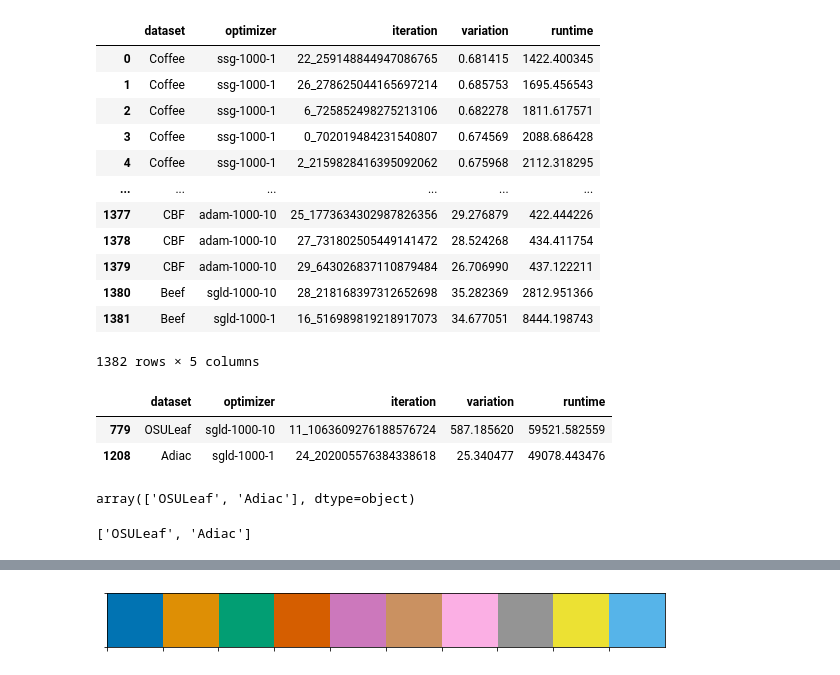
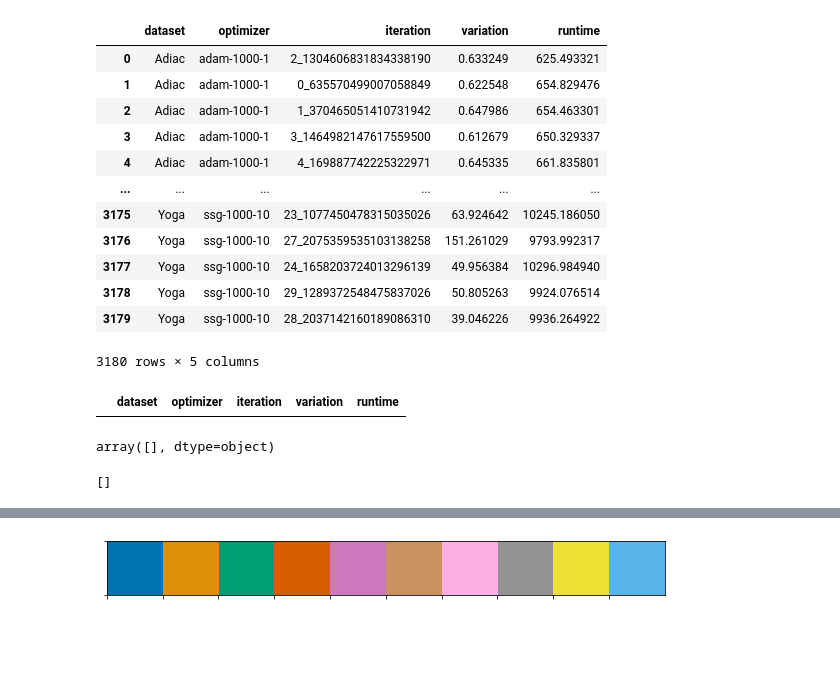
Before and after one commit to wuxmax/dtw-mean-optimization, a Jupyter notebook: explore_results.ipynb, the cells around one changed output, grey strips where cells are left out. Cells and saved outputs as stored; diff of their text form; code cells hidden in the pictures; blank space fills up the shorter version.

```diff
--- a/explore_results.ipynb
+++ b/explore_results.ipynb
@@ -16,31 +16,29 @@ def get_latest_results_file(result_dir):
     return latest_file
 # %%
 results_file = get_latest_results_file(RESULT_DIR)
-df = pd.read_csv(results_file)
+df = pd.read_csv(results_file, header=[0])
 display(df)
 # %% [output]
 |  | dataset | optimizer | iteration | variation | runtime |
-| 0 | Coffee | ssg-1000-1 | 22_259148844947086765 | 0.681415 | 1422.400345 |
-| 1 | Coffee | ssg-1000-1 | 26_278625044165697214 | 0.685753 | 1695.456543 |
-| 2 | Coffee | ssg-1000-1 | 6_725852498275213106 | 0.682278 | 1811.617571 |
-| 3 | Coffee | ssg-1000-1 | 0_702019484231540807 | 0.674569 | 2088.686428 |
-| 4 | Coffee | ssg-1000-1 | 2_2159828416395092062 | 0.675968 | 2112.318295 |
+| 0 | Adiac | adam-1000-1 | 2_1304606831834338190 | 0.633249 | 625.493321 |
+| 1 | Adiac | adam-1000-1 | 0_635570499007058849 | 0.622548 | 654.829476 |
+| 2 | Adiac | adam-1000-1 | 1_370465051410731942 | 0.647986 | 654.463301 |
+| 3 | Adiac | adam-1000-1 | 3_1464982147617559500 | 0.612679 | 650.329337 |
+| 4 | Adiac | adam-1000-1 | 4_169887742225322971 | 0.645335 | 661.835801 |
 | ... | ... | ... | ... | ... | ... |
-| 1377 | CBF | adam-1000-10 | 25_1773634302987826356 | 29.276879 | 422.444226 |
-| 1378 | CBF | adam-1000-10 | 27_731802505449141472 | 28.524268 | 434.411754 |
-| 1379 | CBF | adam-1000-10 | 29_643026837110879484 | 26.706990 | 437.122211 |
-| 1380 | Beef | sgld-1000-10 | 28_218168397312652698 | 35.282369 | 2812.951366 |
-| 1381 | Beef | sgld-1000-1 | 16_516989819218917073 | 34.677051 | 8444.198743 |
+| 3175 | Yoga | ssg-1000-10 | 23_1077450478315035026 | 63.924642 | 10245.186050 |
+| 3176 | Yoga | ssg-1000-10 | 27_2075359535103138258 | 151.261029 | 9793.992317 |
+| 3177 | Yoga | ssg-1000-10 | 24_1658203724013296139 | 49.956384 | 10296.984940 |
+| 3178 | Yoga | ssg-1000-10 | 29_1289372548475837026 | 50.805263 | 9924.076514 |
+| 3179 | Yoga | ssg-1000-10 | 28_2037142160189086310 | 39.046226 | 9936.264922 |
-1382 rows × 5 columns
+3180 rows × 5 columns
 # %%
 filter_func = lambda x: x['iteration'].count() != 30 or x['variation'].count() != 30 or x['runtime'].count() != 30
 df.groupby(['dataset', 'optimizer']).filter(filter_func)
 # %% [output]
 |  | dataset | optimizer | iteration | variation | runtime |
-| 779 | OSULeaf | sgld-1000-10 | 11_1063609276188576724 | 587.185620 | 59521.582559 |
-| 1208 | Adiac | sgld-1000-1 | 24_202005576384338618 | 25.340477 | 49078.443476 |
 # %%
 unfinshed_datasets = df.groupby(['dataset', 'optimizer']).filter(filter_func)['dataset'].unique()
 unfinshed_datasets
 # %% [output]
-array(['OSULeaf', 'Adiac'], dtype=object)
+array([], dtype=object)
@@ -48,6 +48,6 @@ array(['OSULeaf', 'Adiac'], dtype=object)
 filter_datasets = list(unfinshed_datasets)#  + ['FaceFour']
 filter_datasets
 # %% [output]
-['OSULeaf', 'Adiac']
+[]
 # %%
 df_filtered = df[~df.dataset.isin(filter_datasets)]
```
Also changed, not shown: parts of 9 cells of this notebook, 7 other files.
